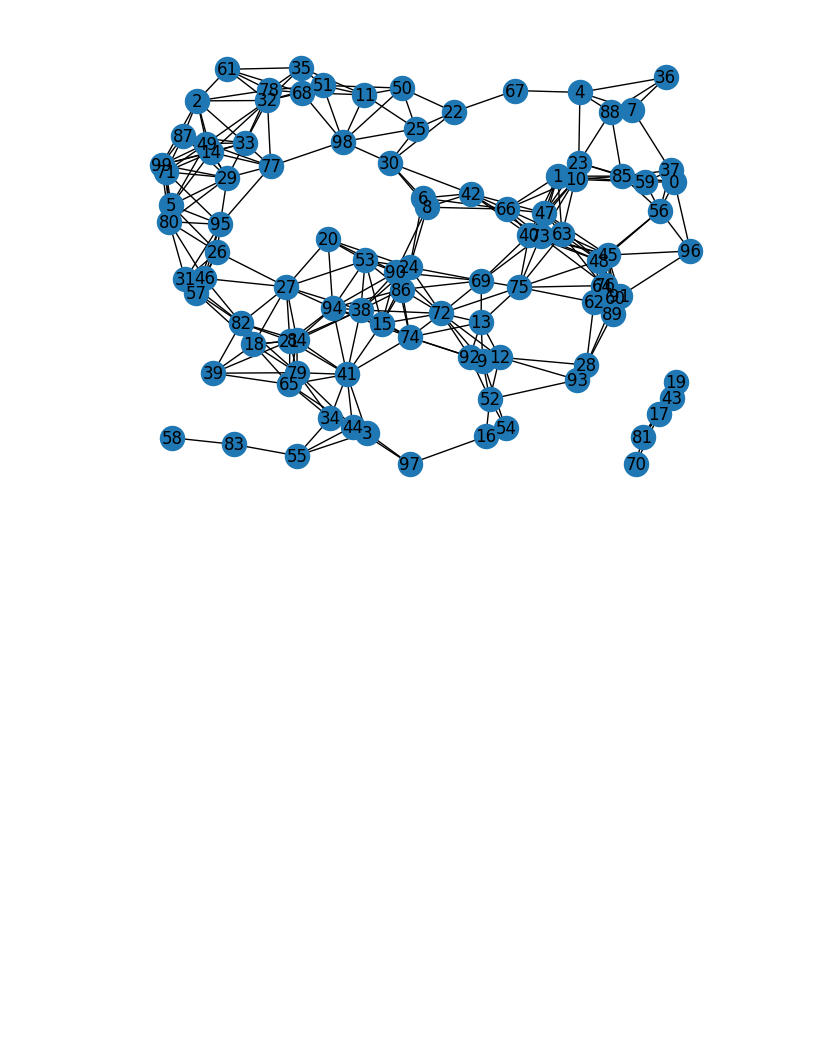
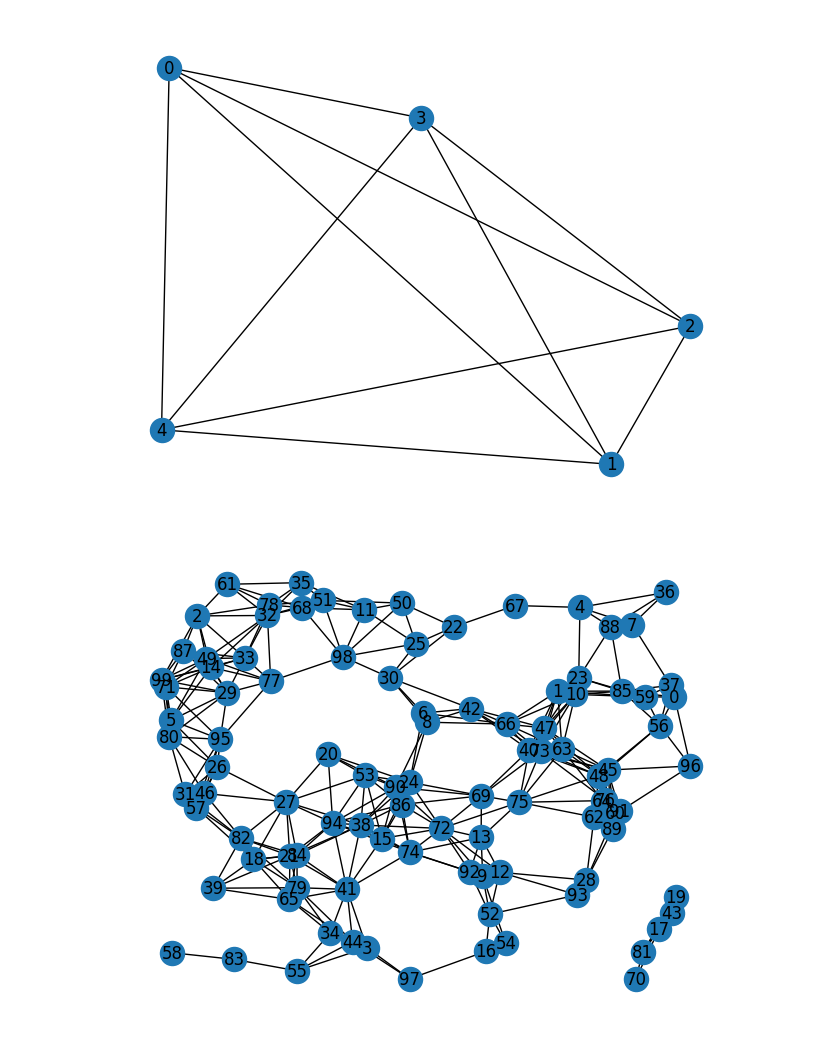
Before and after one commit to matt-banschbach/CMOR492-DWS, a Jupyter notebook: random_graph/experimentation/random_graph_experiment_2.ipynb, the cells around one changed output. Drawn from its saved outputs; the diff is of its cells as text; code cells hidden in the pictures; blank space fills up the shorter version.

```diff
--- a/random_graph/random_graph_experiment_2.ipynb
+++ b/random_graph/experimentation/random_graph_experiment_2.ipynb
@@ -8,3 +24,7 @@ import matplotlib.pyplot as plt
+# %%
+nx.draw(G, pos=[v[:2] for k, v in pos.items()], with_labels=True)
+# %% [output]
+[figure, added]
 # %%
 n = 100
 pts = np.array([np.random.uniform([-20, -20, 0], [20, 20, 5]) for _ in range(n)]) # Generate Nodes
```
Also changed, not shown: parts of 4 cells of this notebook, 3 other files.
